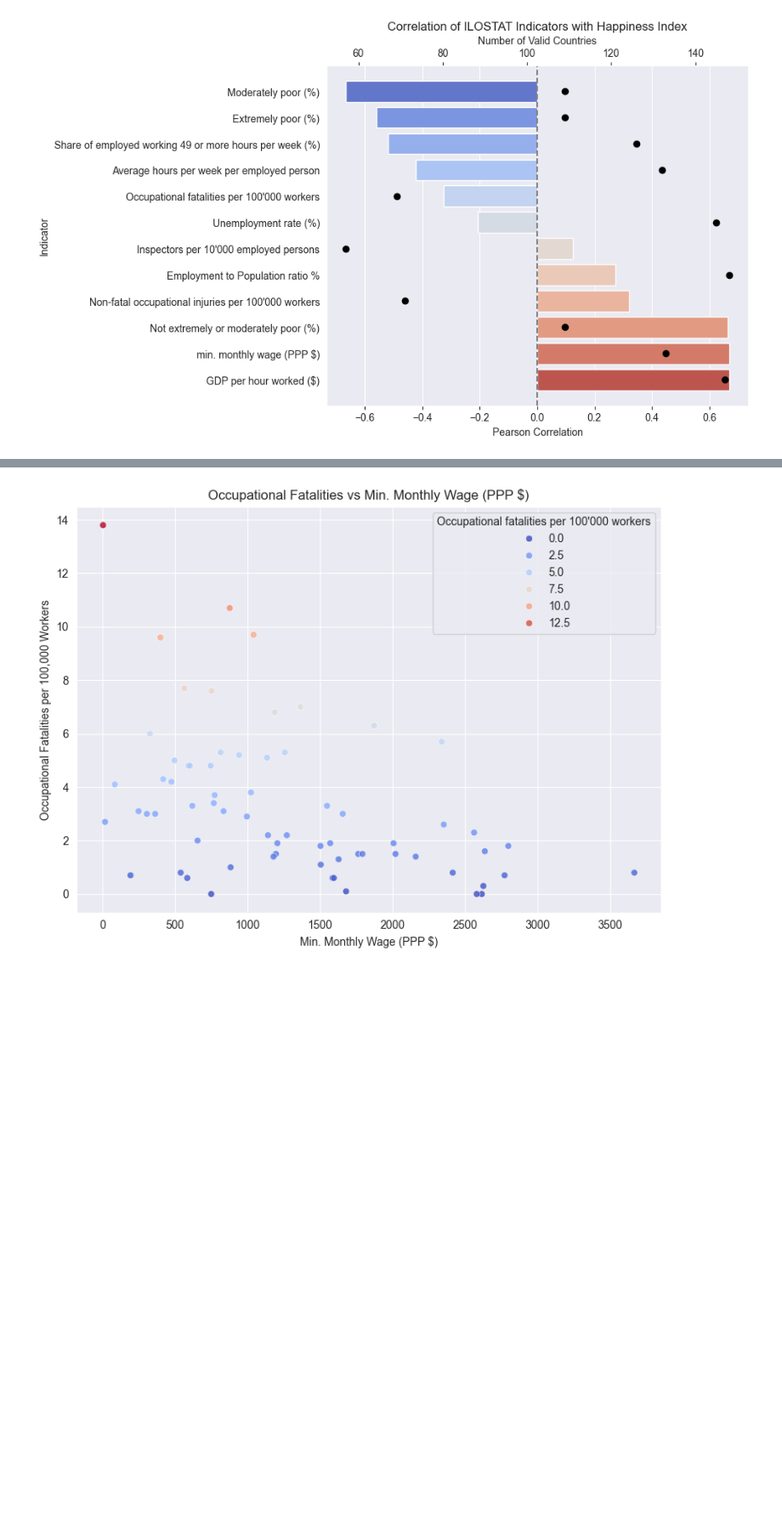
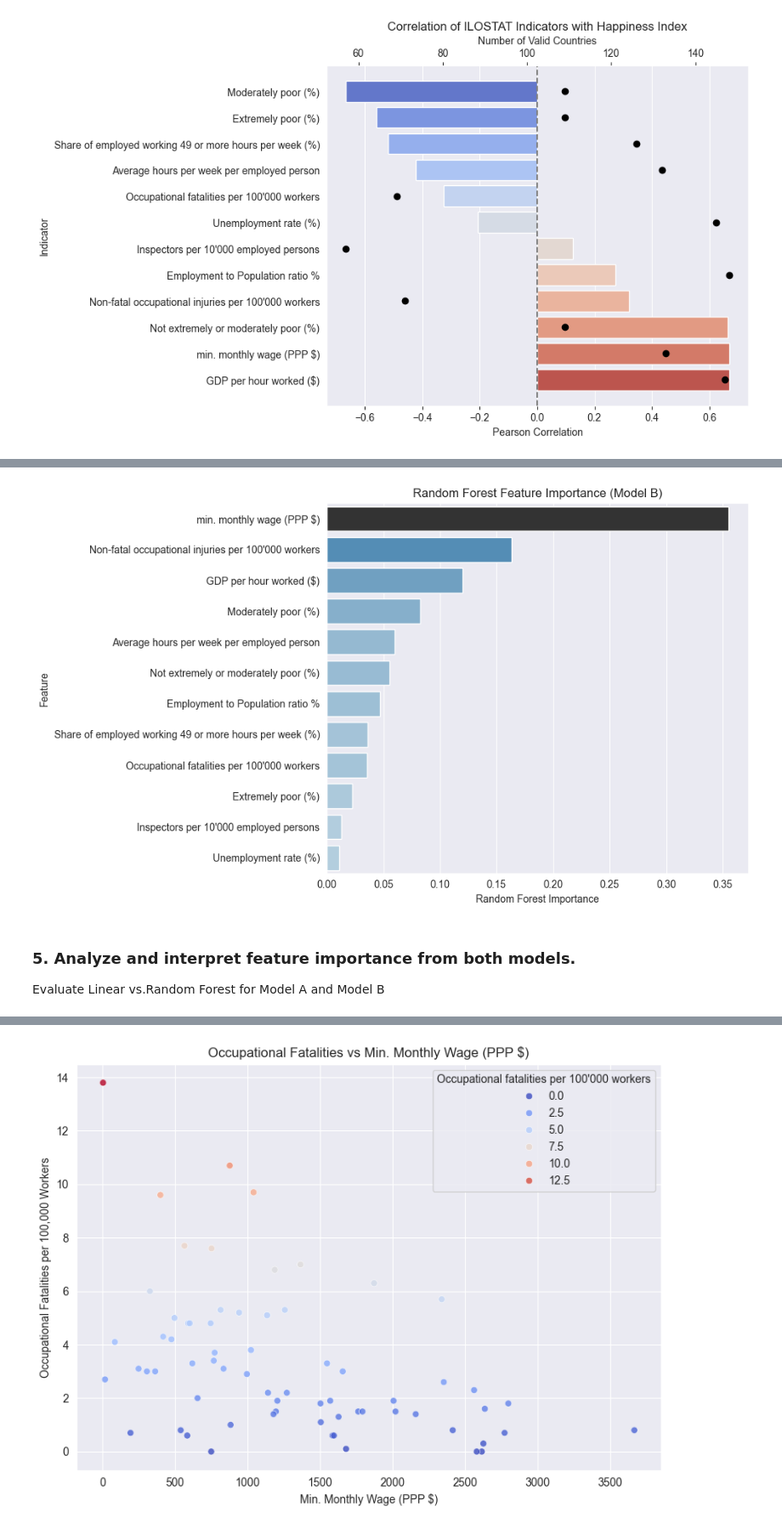
Before and after one commit to dkohalmi/CIP_FS25_202, a Jupyter notebook: notebooks/analyse_illostat.ipynb, the cells around one changed output, grey strips where cells are left out. Shown at 85% size. Drawn from its saved outputs; the diff is of its cells as text; code cells hidden in the pictures; blank space fills up the shorter version.

```diff
--- a/notebooks/analyse_illostat.ipynb
+++ b/notebooks/analyse_illostat.ipynb
@@ -154,0 +303,5 @@ Explore relationship between occupational fatalities to min. monthly wages to de
+# %%
+# Run model B and print coefficients and importance
+results_b = run_models(df_b, model_b_features)
+# plot results
+print("\nModel B (Smaller Dataset, Includes Sparse Features):\n", results_b.to_string(index=False))
@@ -154,0 +336,16 @@ Explore relationship between occupational fatalities to min. monthly wages to de
+# %%
+# Plot Random Forest Importance from Model B
+plt.figure(figsize=(10, 6))
+sns.barplot(
+    data=results_b.sort_values("Random Forest Importance", ascending=False),
+    y="Feature", x="Random Forest Importance", hue= "Random Forest Importance", palette="Blues_d"
+)
+plt.title("Random Forest Feature Importance (Model B)")
+plt.tight_layout()
+plt.legend().remove()
+plt.show()
+# %% [output]
+[figure, added]
+# %% [markdown]
+### 5. Analyze and interpret feature importance from both models.
+Evaluate Linear vs.Random Forest for Model A and Model B
```
Also changed, not shown: parts of 24 cells of this notebook.
